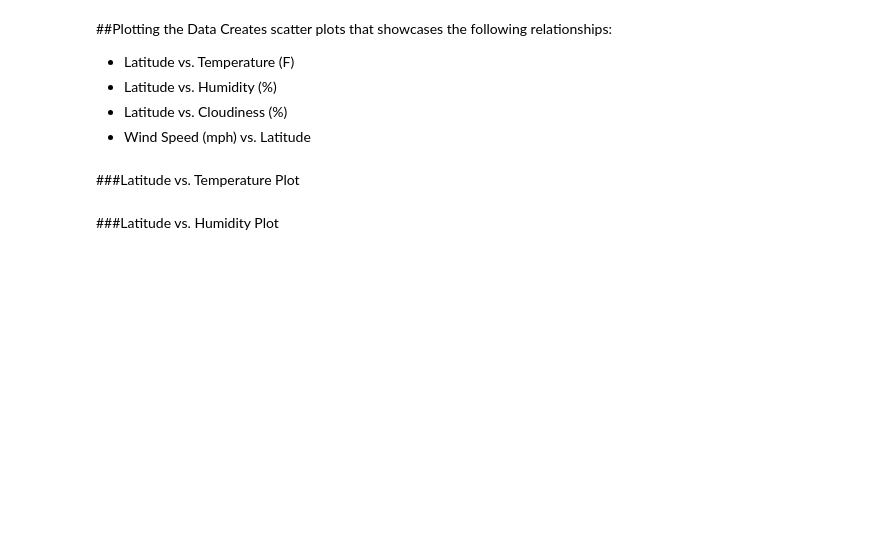
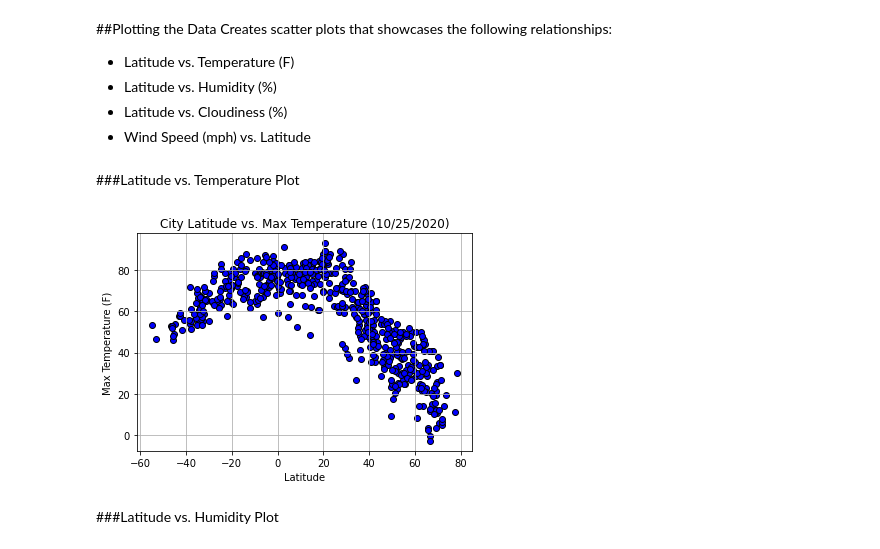
Before and after one commit to doublealogic/api-challenge-python, a Jupyter notebook: WeatherPy/WeatherPy.ipynb, the cells around one changed output. Cells and saved outputs as stored; diff of their text form; code cells hidden in the pictures; blank space fills up the shorter version.

Commit message:
Added cells and plots for Latitude vs Various Variables in WeatherPy

```diff
--- a/WeatherPy/WeatherPy.ipynb
+++ b/WeatherPy/WeatherPy.ipynb
@@ -182,5 +182,26 @@ Creates scatter plots that showcases the following relationships:
 * Wind Speed (mph) vs. Latitude
 # %% [markdown]
 ###Latitude vs. Temperature Plot
+# %%
+# Variables for Plot
+city_latitude = weatherpy_df["Latitude"]
+city_temperature = weatherpy_df["Temperature"]
+date = datetime.date.today()
+date = time.strftime("(%m/%d/%Y)")
+
+# Plot Parameters
+plt.scatter(city_latitude, city_temperature, marker="o", facecolor="blue", edgecolor="black")
+plt.title(f"City Latitude vs. Max Temperature {date}")
+plt.xlabel("Latitude")
+plt.ylabel("Max Temperature (F)")
+plt.grid(True)
+
+# Saves Plot as a PNG
+plt.savefig("Output_Data/Latitude_vs_Temperature_Plot.png")
+
+# Showcases Plot
+plt.show()
+# %% [output]
+[figure, added]
 # %% [markdown]
 ###Latitude vs. Humidity Plot
```
Also changed, not shown: parts of 3 cells of this notebook, 4 other files.
